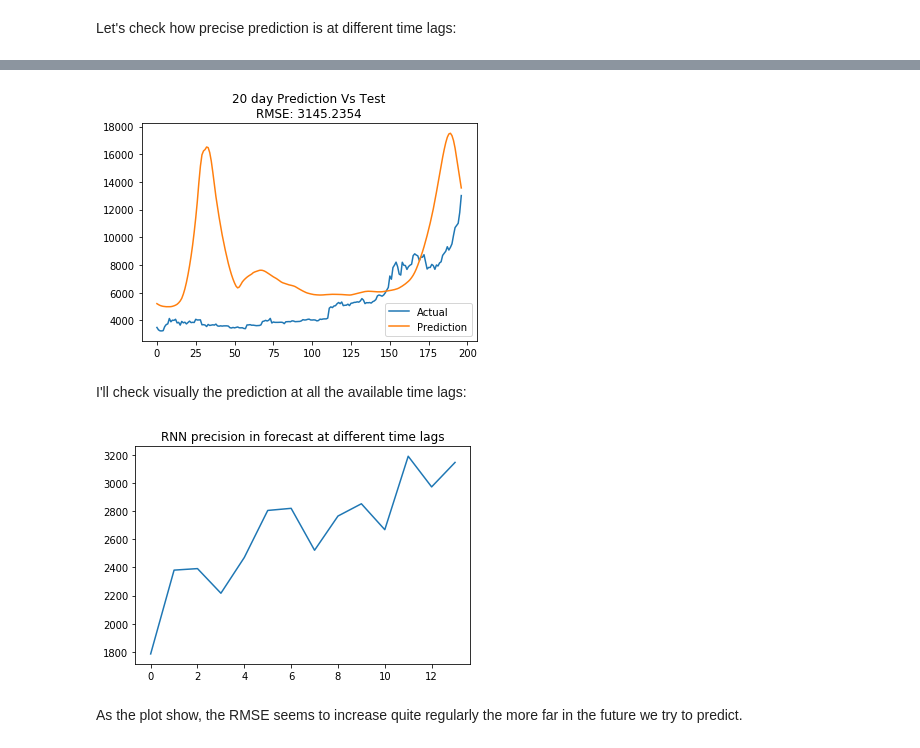
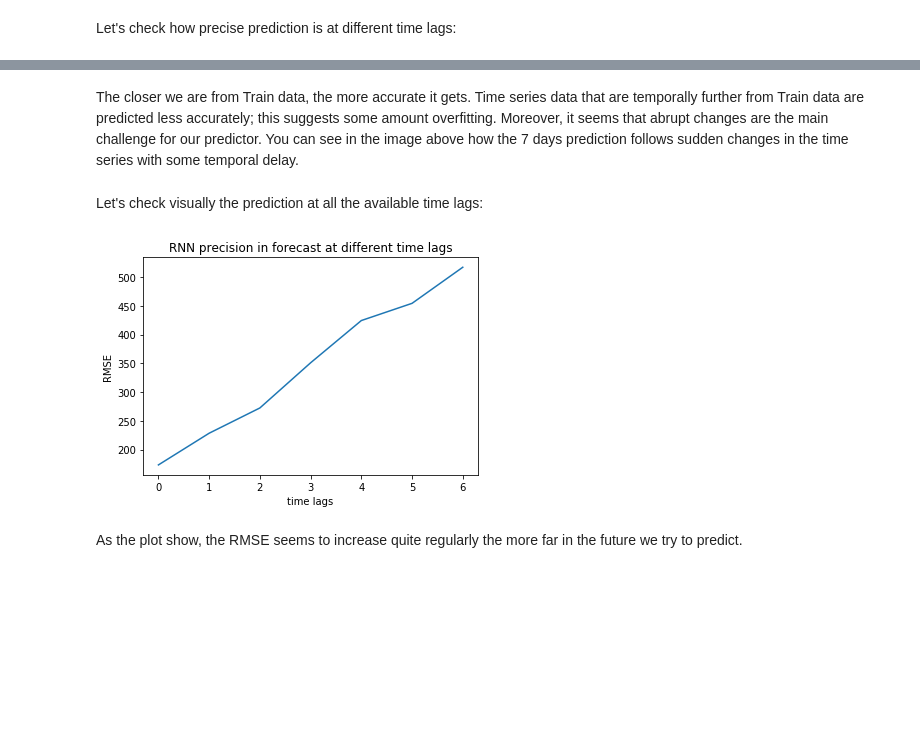
Before and after one commit to IvanBongiorni/TensorFlow2.0_Notebooks, a Jupyter notebook: TensorFlow2.0__04.02_RNN_many2many.ipynb, the cells around one changed output, grey strips where cells are left out. Cells and saved outputs as stored; diff of their text form; code cells hidden in the pictures; blank space fills up the shorter version.

```diff
--- a/TensorFlow2.0__04.02_RNN_many2many.ipynb
+++ b/TensorFlow2.0__04.02_RNN_many2many.ipynb
@@ -130,8 +130,8 @@ E, F, G       H, I
 
 The observations RNNs receive as inputs are series of data. Each series covers a time window of the series. Their length is an hyperparameter of the model that one can choose, and that I determined by an input of 180 days. The output sequence will be 7 days instead, meaning I'll try to predict the next week of BTC price.
 # %%
-input_length = 90
-prediction_length = 14
+input_length = 30
+prediction_length = 7
 # %%
 # Dataprep function for RNN data
 
@@ -218,10 +218,11 @@ from tensorflow.keras.activations import relu
 
 RNN = Sequential([
 
-    LSTM(90, activation = relu,
-         return_sequences=True, input_shape = (input_length, 1)),
+    LSTM(30, return_sequences=True, input_shape = (input_length, 1)),
 
-    LSTM(90, activation = relu),
+    LSTM(30),
+
+    Dense(30, activation = relu),
 
     Dense(prediction_length, activation = None)
 
@@ -343,3 +346,12 @@ P_test = P_test * (max_price - min_price) + min_price
 # Reshape the arrays to 2D
 Y_test = Y_test.reshape((Y_test.shape[0], Y_test.shape[1]))
 P_test = P_test.reshape((P_test.shape[0], P_test.shape[1]))
+# %%
+# Let's visualize some 7 day predictions chosen at random:
+
+for i in np.random.randint(low = 0, high = Y_test.shape[0], size = 5):
+    plt.plot(Y_test[i,:], label = 'Actual')
+    plt.plot(P_test[i,:], label = 'Predicted')
+    plt.title(str(i))
+    plt.legend()
+    plt.show()
@@ -370,27 +388,20 @@ plt.show()
-# %%
-# 14 days prediction
-
-plt.plot(Y_test[:,13], label = 'Actual')
-plt.plot(P_test[:,13], label = 'Prediction')
-plt.legend()
-plt.title('20 day Prediction Vs Test'
-          + '\nRMSE: ' + str(np.mean(np.sqrt((Y_test[:,13] - P_test[:,13])**2))))
-plt.show()
-# %% [output]
-[figure, removed]
+# %% [markdown]
+The closer we are from Train data, the more accurate it gets. Time series data that are temporally further from Train data are predicted less accurately; this suggests some amount overfitting. Moreover, it seems that abrupt changes are the main challenge for our predictor. You can see in the image above how the 7 days prediction follows sudden changes in the time series with some temporal delay.
 # %% [markdown]
-I'll check visually the prediction at all the available time lags:
+Let's check visually the prediction at all the available time lags:
 # %%
 timelag_RMSE = []
 
 for i in range(Y_test.shape[1]):
     timelag_RMSE.append(np.mean(np.sqrt((Y_test[:,i] - P_test[:,i])**2)))
 
 plt.plot(timelag_RMSE)
 plt.title('RNN precision in forecast at different time lags')
+plt.xlabel('time lags')
+plt.ylabel('RMSE')
 plt.show()
 # %% [output]
-[figure, old version]
+[figure, new version]
 # %% [markdown]
 As the plot show, the RMSE seems to increase quite regularly the more far in the future we try to predict.
 # %% [markdown]
```
Also changed, not shown: parts of 10 cells of this notebook.
